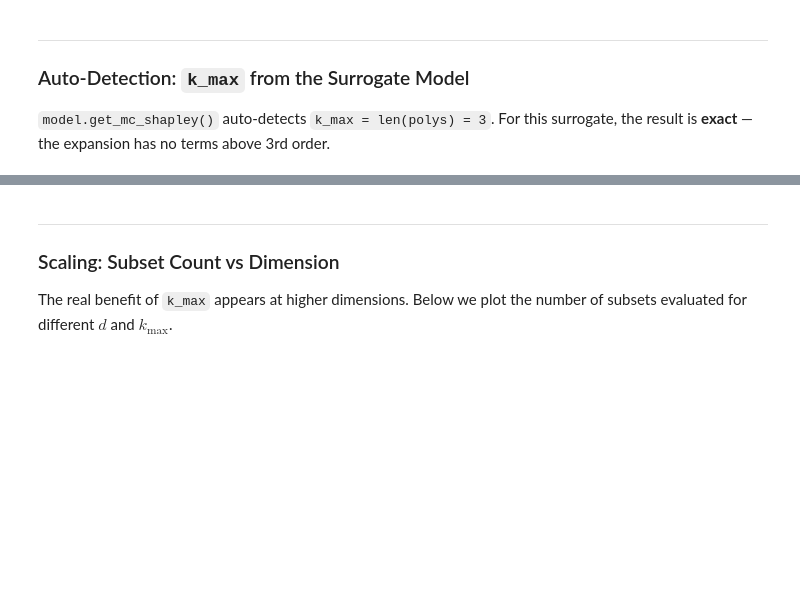
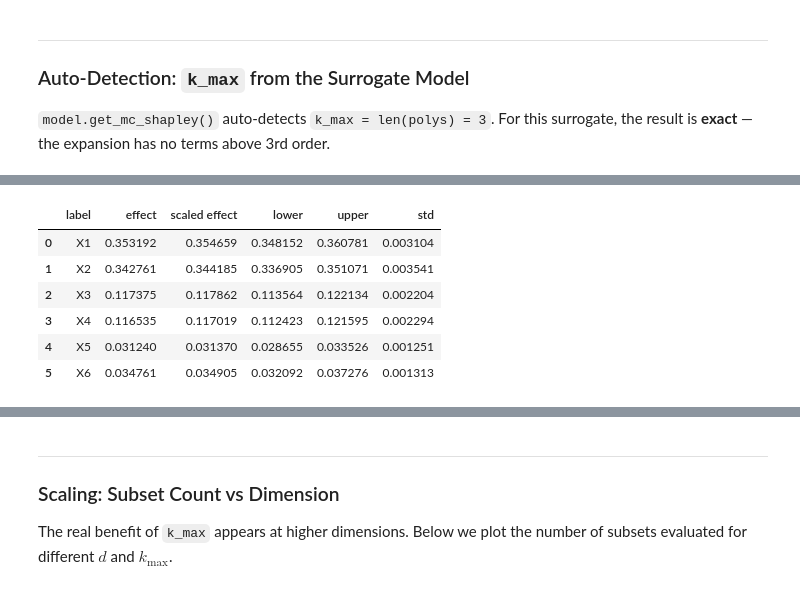
Before and after one commit to frbennett/shapleyx, a Jupyter notebook: Examples/mc_shapley_kmax.ipynb, the cells around one changed output, grey strips where cells are left out. Cells and saved outputs as stored; diff of their text form; code cells hidden in the pictures; blank space fills up the shorter version.

```diff
--- a/Examples/mc_shapley_kmax.ipynb
+++ b/Examples/mc_shapley_kmax.ipynb
@@ -128,3 +188,13 @@ comparison
+# %%
+shap
+# %% [output]
+|  | label | effect | scaled effect | lower | upper | std |
+| 0 | X1 | 0.353192 | 0.354659 | 0.348152 | 0.360781 | 0.003104 |
+| 1 | X2 | 0.342761 | 0.344185 | 0.336905 | 0.351071 | 0.003541 |
+| 2 | X3 | 0.117375 | 0.117862 | 0.113564 | 0.122134 | 0.002204 |
+| 3 | X4 | 0.116535 | 0.117019 | 0.112423 | 0.121595 | 0.002294 |
+| 4 | X5 | 0.031240 | 0.031370 | 0.028655 | 0.033526 | 0.001251 |
+| 5 | X6 | 0.034761 | 0.034905 | 0.032092 | 0.037276 | 0.001313 |
 # %%
 fig, ax = plt.subplots(figsize=(10, 5))
 x = np.arange(d)
```
Also changed, not shown: parts of 12 cells of this notebook.
